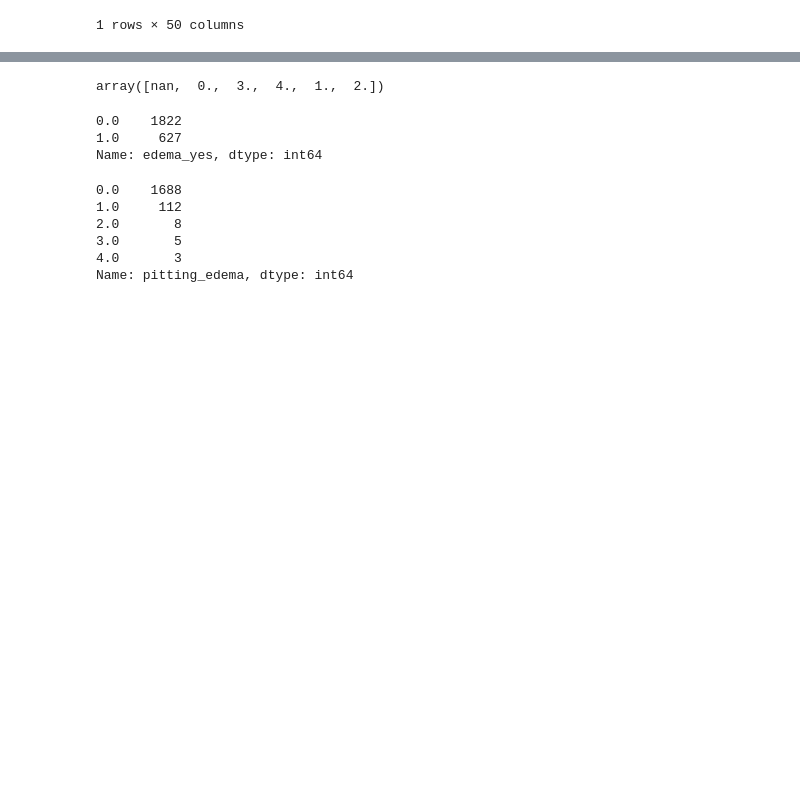
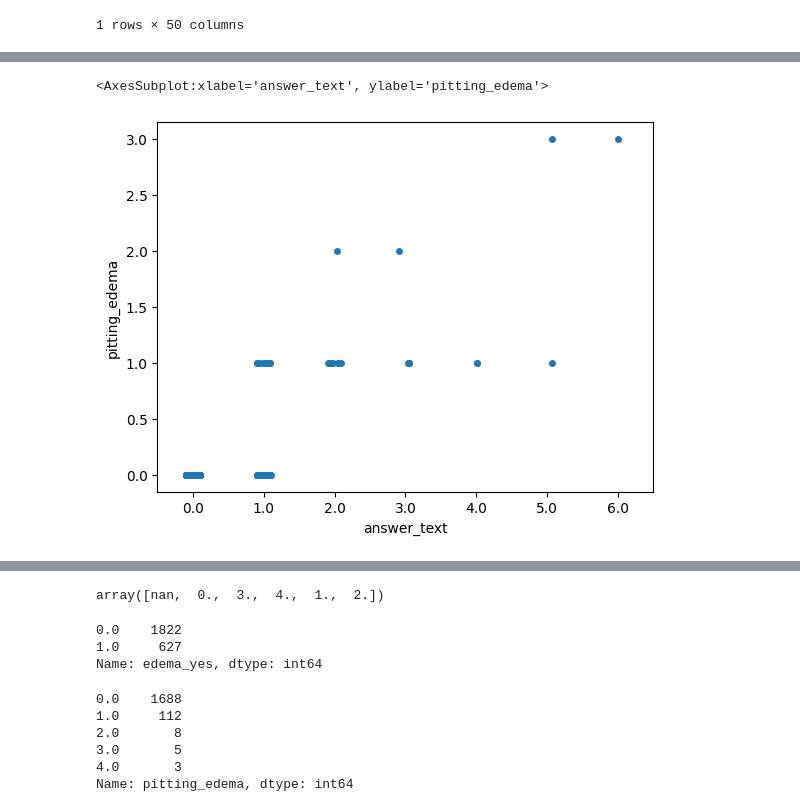
Before and after one commit to 7hestral/Rui-s_BUMP_code_dump, a Jupyter notebook: scratch.ipynb, the cells around one changed output, grey strips where cells are left out. Cells and saved outputs as stored; diff of their text form; code cells hidden in the pictures; blank space fills up the shorter version.

```diff
--- a/scratch.ipynb
+++ b/scratch.ipynb
@@ -89,0 +127,13 @@ for u in data['user_id'].unique():
+# %%
+
+severe_daily_no_pitting = (all_data['answer_text'] >=2.0) & (all_data['pitting_edema'] == 0.0)
+no_daily_severe_pitting = (all_data['answer_text'] == 0.0) & (all_data['pitting_edema'] > 0.0)
+
+unreliable_users = all_data[(severe_daily_no_pitting | no_daily_severe_pitting)].user_id.unique()
+
+reliable_data = all_data[~all_data['user_id'].isin(unreliable_users)]
+# %%
+sns.stripplot(data=reliable_data, x='answer_text', y='pitting_edema')
+# %% [output]
+<AxesSubplot:xlabel='answer_text', ylabel='pitting_edema'>
+[figure, added]
```
Also changed, not shown: parts of 10 cells of this notebook, 1 other file.
